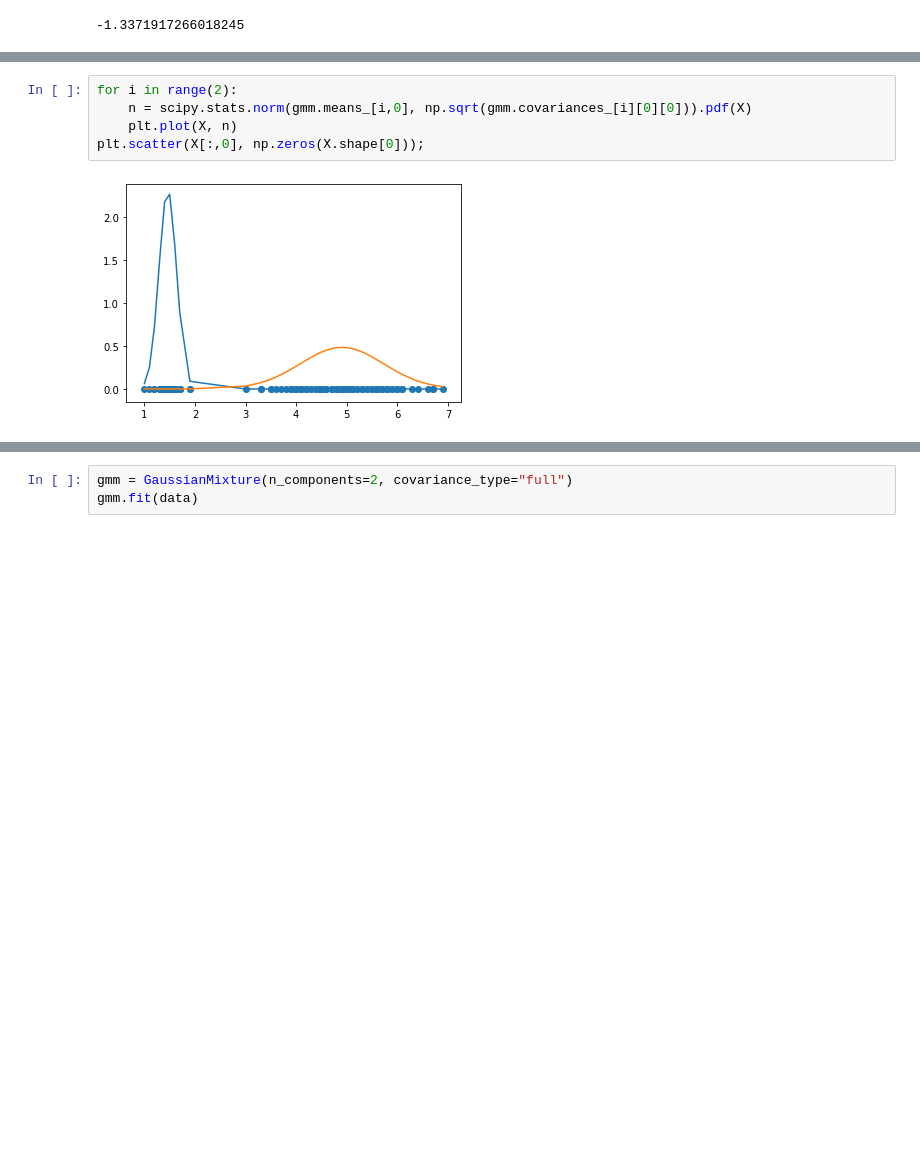
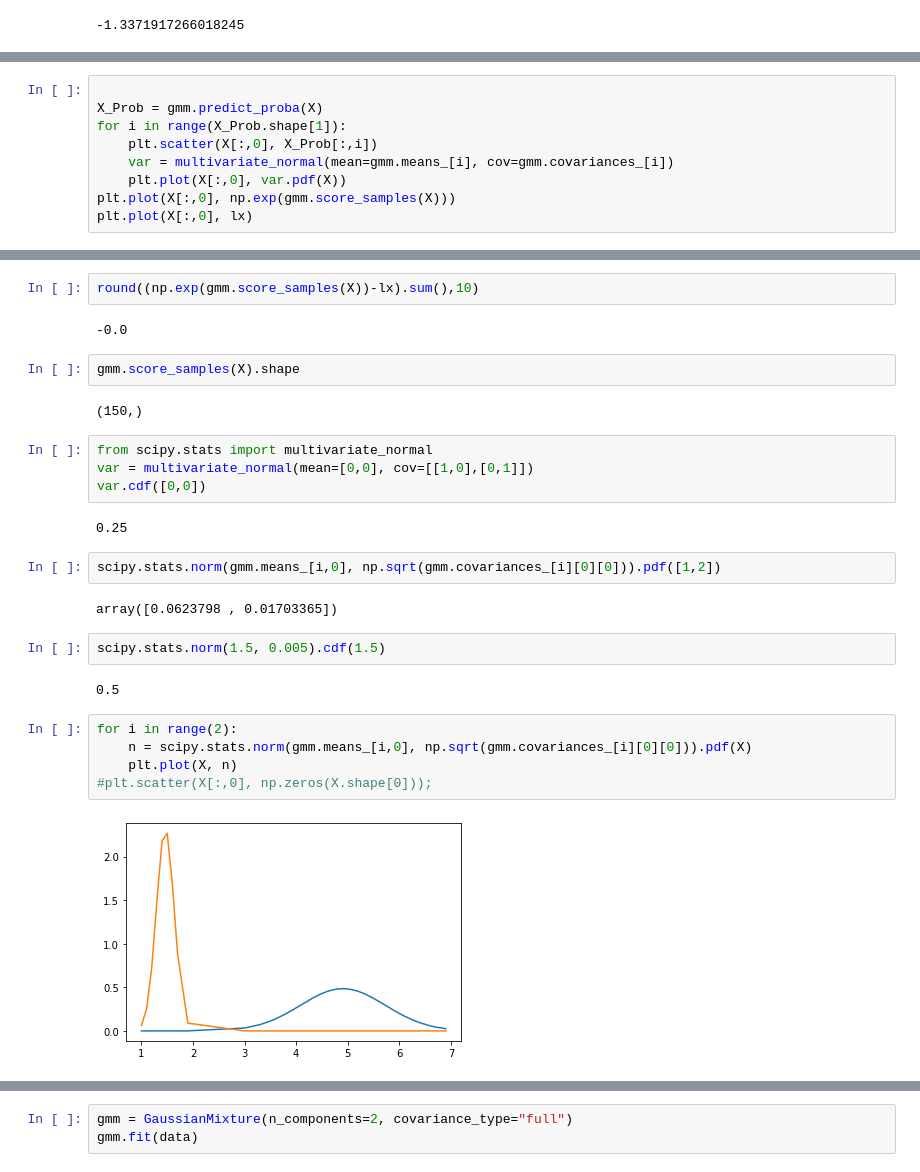
Before and after one commit to smrutijz/exploration, a Jupyter notebook: gaussian/gmm in sklearn.ipynb, the cells around one changed output, grey strips where cells are left out. Saved outputs shown, nothing was run; the diff lists cells and outputs as text; blank space fills up the shorter version.

```diff
--- a/gaussian/gmm in sklearn.ipynb
+++ b/gaussian/gmm in sklearn.ipynb
@@ -48,0 +54,9 @@ gmm.score(X)
+# %%
+
+X_Prob = gmm.predict_proba(X)
+for i in range(X_Prob.shape[1]):
+    plt.scatter(X[:,0], X_Prob[:,i])
+    var = multivariate_normal(mean=gmm.means_[i], cov=gmm.covariances_[i])
+    plt.plot(X[:,0], var.pdf(X))
+plt.plot(X[:,0], np.exp(gmm.score_samples(X)))
+plt.plot(X[:,0], lx)
@@ -49,8 +66,30 @@ gmm.score(X)
+# %%
+round((np.exp(gmm.score_samples(X))-lx).sum(),10)
+# %% [output]
+-0.0
+# %%
+gmm.score_samples(X).shape
+# %% [output]
+(150,)
+# %%
+from scipy.stats import multivariate_normal
+var = multivariate_normal(mean=[0,0], cov=[[1,0],[0,1]])
+var.cdf([0,0])
+# %% [output]
+0.25
+# %%
+scipy.stats.norm(gmm.means_[i,0], np.sqrt(gmm.covariances_[i][0][0])).pdf([1,2])
+# %% [output]
+array([0.0623798 , 0.01703365])
+# %%
+scipy.stats.norm(1.5, 0.005).cdf(1.5)
+# %% [output]
+0.5
 # %%
 for i in range(2):
     n = scipy.stats.norm(gmm.means_[i,0], np.sqrt(gmm.covariances_[i][0][0])).pdf(X)
     plt.plot(X, n)
-plt.scatter(X[:,0], np.zeros(X.shape[0]));
+#plt.scatter(X[:,0], np.zeros(X.shape[0]));
 # %% [output]
-[figure, old version]
+[figure, new version]
 # %%
```
Also changed, not shown: parts of 18 cells of this notebook, 1 other file.
